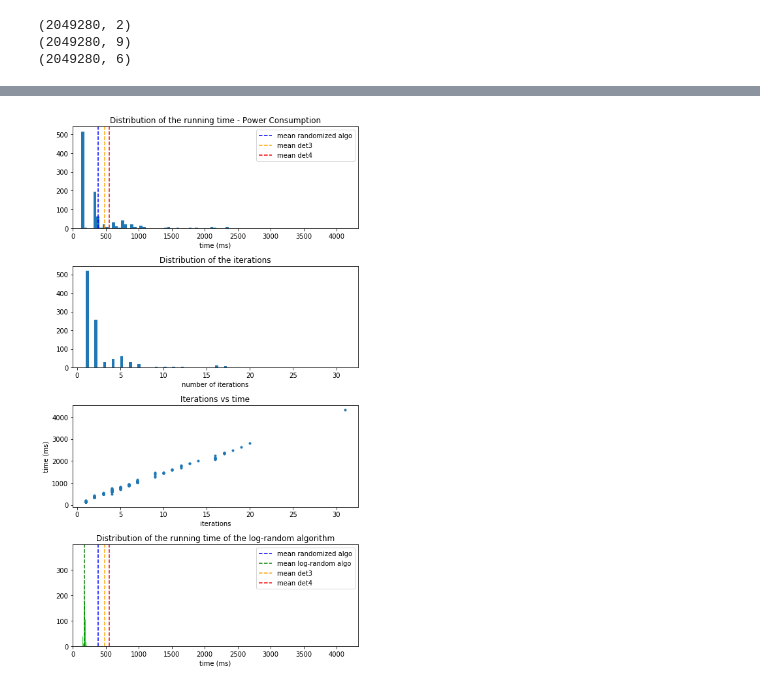
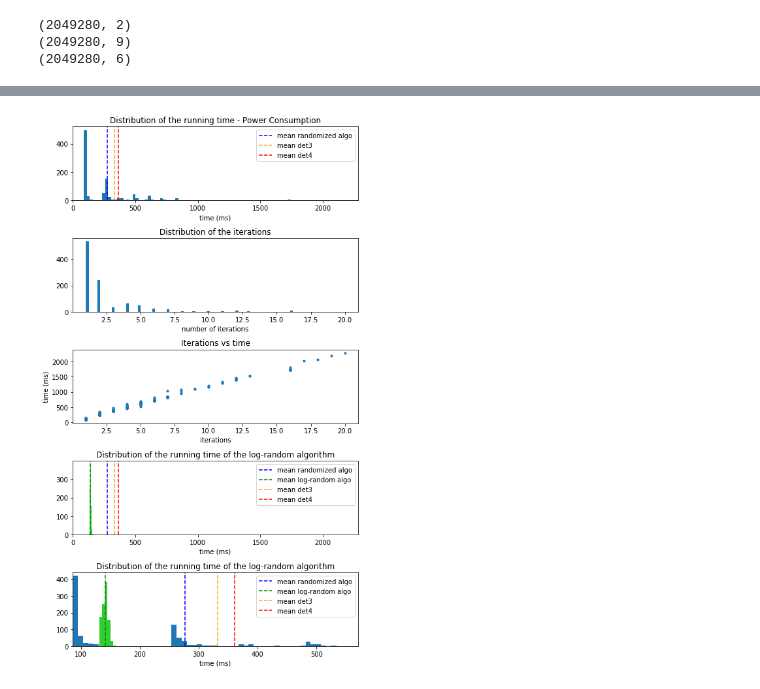
Before and after one commit to FraCose/Recombination_Random_Algos, a Jupyter notebook: Comparison_household_power_consumption.ipynb, the cells around one changed output, grey strips where cells are left out. Saved outputs shown, nothing was run; the diff lists cells and outputs as text; code cells hidden in the pictures.

```diff
--- a/Comparison_household_power_consumption.ipynb
+++ b/Comparison_household_power_consumption.ipynb
@@ -361,10 +361,10 @@ Some statistics for the randomized algorithm are:
 # import seaborn as sns
 import matplotlib.pyplot as plt
 
-fig, axs = plt.subplots(4,1,figsize=(7,12))
+fig, axs = plt.subplots(5,1,figsize=(7,12))
 
 ################################################
-plt.subplot(4, 1, 1)
+plt.subplot(5, 1, 1)
 
 plt.hist(time_rand, bins=int(90))
 plt.axvline(np.mean(time_rand), 0, max(time_rand), linestyle='dashed', color="blue", label="mean randomized algo")
@@ -378,40 +378,56 @@ plt.title('Distribution of the running time - Power Consumption')
 plt.xlabel('time (ms)')
 
 ################################################
-plt.subplot(4, 1, 2)
+plt.subplot(5, 1, 2)
 
 plt.hist(iterations_rand, bins=int(90))
 plt.title('Distribution of the iterations')
 plt.xlabel('number of iterations')
 plt.xscale('linear')
 
 ################################################
-plt.subplot(4, 1, 3)
+plt.subplot(5, 1, 3)
 
 plt.plot(iterations_rand,time_rand, '.')
 plt.xlabel('iterations')
 plt.ylabel('time (ms)')
 plt.title('Iterations vs time')
 
 ################################################
-plt.subplot(4, 1, 4)
+plt.subplot(5, 1, 4)
 
 plt.hist(time_log, bins=int(10),color='limegreen')
 plt.axvline(np.mean(time_rand), 0, max(time_rand), linestyle='dashed', color="blue", label="mean randomized algo")
 plt.axvline(np.mean(time_log), 0, max(time_log), linestyle='dashed', color="green", label="mean log-random algo")
 plt.axvline(np.mean(time_MT), 0, max(time_MT), linestyle='dashed', color="orange", label="mean det3")
 plt.axvline(np.mean(time_FC), 0, max(time_rand), linestyle='dashed', color="red", label="mean det4")
 plt.xlim((0, max(time_rand)))
 
+plt.title('Distribution of the running time of the log-random algorithm')
 plt.legend()
+plt.xlabel('time (ms)')
+
+
+################################################
+plt.subplot(5, 1, 5)
+
+plt.hist(time_rand, bins=int(250))
+plt.hist(time_log, bins=int(10),color='limegreen')
+plt.axvline(np.mean(time_rand), 0, max(time_rand), linestyle='dashed', color="blue", label="mean randomized algo")
+plt.axvline(np.mean(time_log), 0, max(time_log), linestyle='dashed', color="green", label="mean log-random algo")
+plt.axvline(np.mean(time_MT), 0, max(time_MT), linestyle='dashed', color="orange", label="mean det3")
+plt.axvline(np.mean(time_FC), 0, max(time_rand), linestyle='dashed', color="red", label="mean det4")
+plt.xlim((min(time_rand), max(time_rand)/4.))
+
 plt.title('Distribution of the running time of the log-random algorithm')
+plt.legend()
 plt.xlabel('time (ms)')
 
 fig.tight_layout()
 # plt.savefig('Distrib_running_time_elec.pdf')#, bbox_inches='tight')
 plt.show()
 # %% [output]
-[figure, old version]
+[figure, new version]
 # %%
 mean_t = 0.
 
```
Also changed, not shown: parts of 8 cells of this notebook, 1 other file.
